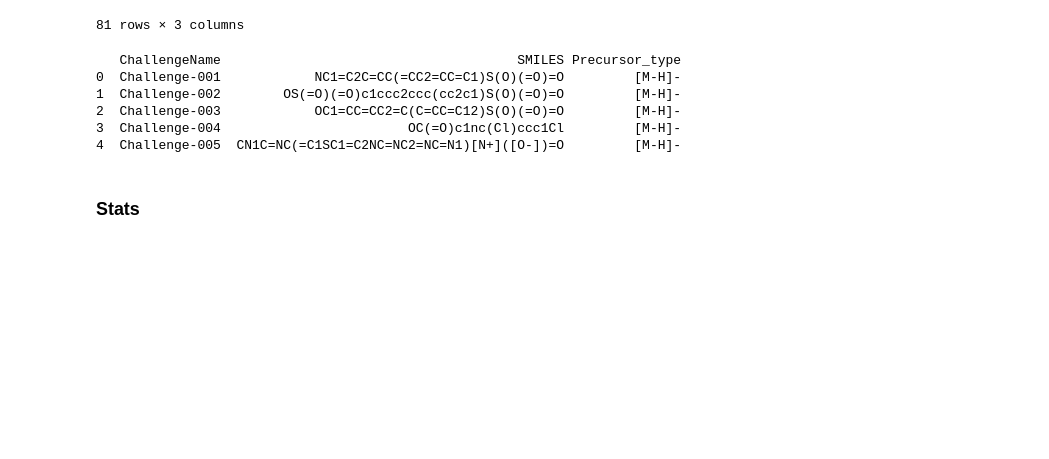
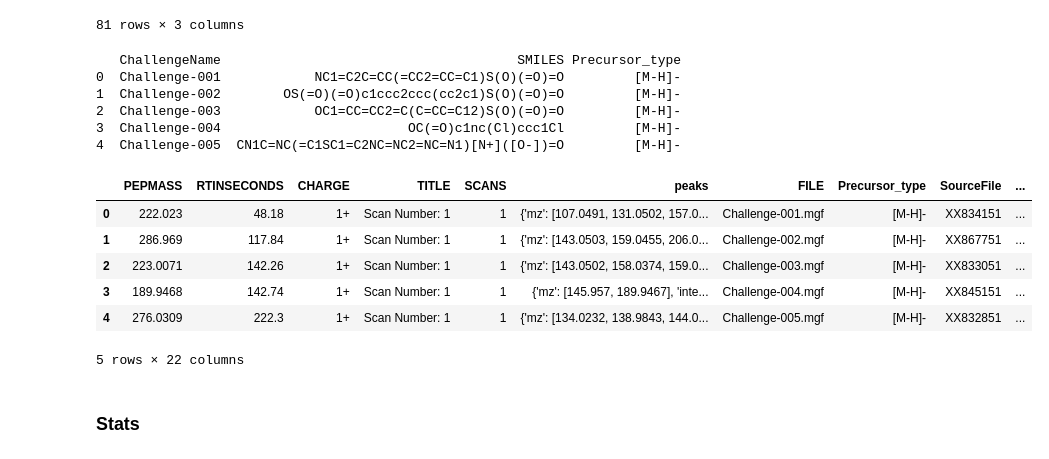
Before and after one commit to BAMeScience/fiora, a Jupyter notebook: lib_loader/casmi16_loader.ipynb, the cells around one changed output. Cells and saved outputs as stored; diff of their text form; code cells hidden in the pictures; blank space fills up the shorter version.

```diff
--- a/lib_loader/casmi16_loader.ipynb
+++ b/lib_loader/casmi16_loader.ipynb
@@ -213,3 +206,13 @@ if save_df:
 2  Challenge-003            OC1=CC=CC2=C(C=CC=C12)S(O)(=O)=O         [M-H]-
 3  Challenge-004                        OC(=O)c1nc(Cl)ccc1Cl         [M-H]-
 4  Challenge-005  CN1C=NC(=C1SC1=C2NC=NC2=NC=N1)[N+]([O-])=O         [M-H]-
+# %%
+df.head()
+# %% [output]
+|  | PEPMASS | RTINSECONDS | CHARGE | TITLE | SCANS | peaks | FILE | Precursor_type | SourceFile | ... |
+| 0 | 222.023 | 48.18 | 1+ | Scan Number: 1 | 1 | {'mz': [107.0491, 131.0502, 157.0... | Challenge-001.mgf | [M-H]- | XX834151 | ... |
+| 1 | 286.969 | 117.84 | 1+ | Scan Number: 1 | 1 | {'mz': [143.0503, 159.0455, 206.0... | Challenge-002.mgf | [M-H]- | XX867751 | ... |
+| 2 | 223.0071 | 142.26 | 1+ | Scan Number: 1 | 1 | {'mz': [143.0502, 158.0374, 159.0... | Challenge-003.mgf | [M-H]- | XX833051 | ... |
+| 3 | 189.9468 | 142.74 | 1+ | Scan Number: 1 | 1 | {'mz': [145.957, 189.9467], 'inte... | Challenge-004.mgf | [M-H]- | XX845151 | ... |
+| 4 | 276.0309 | 222.3 | 1+ | Scan Number: 1 | 1 | {'mz': [134.0232, 138.9843, 144.0... | Challenge-005.mgf | [M-H]- | XX832851 | ... |
+5 rows × 22 columns
```
Also changed, not shown: parts of 7 cells of this notebook.
